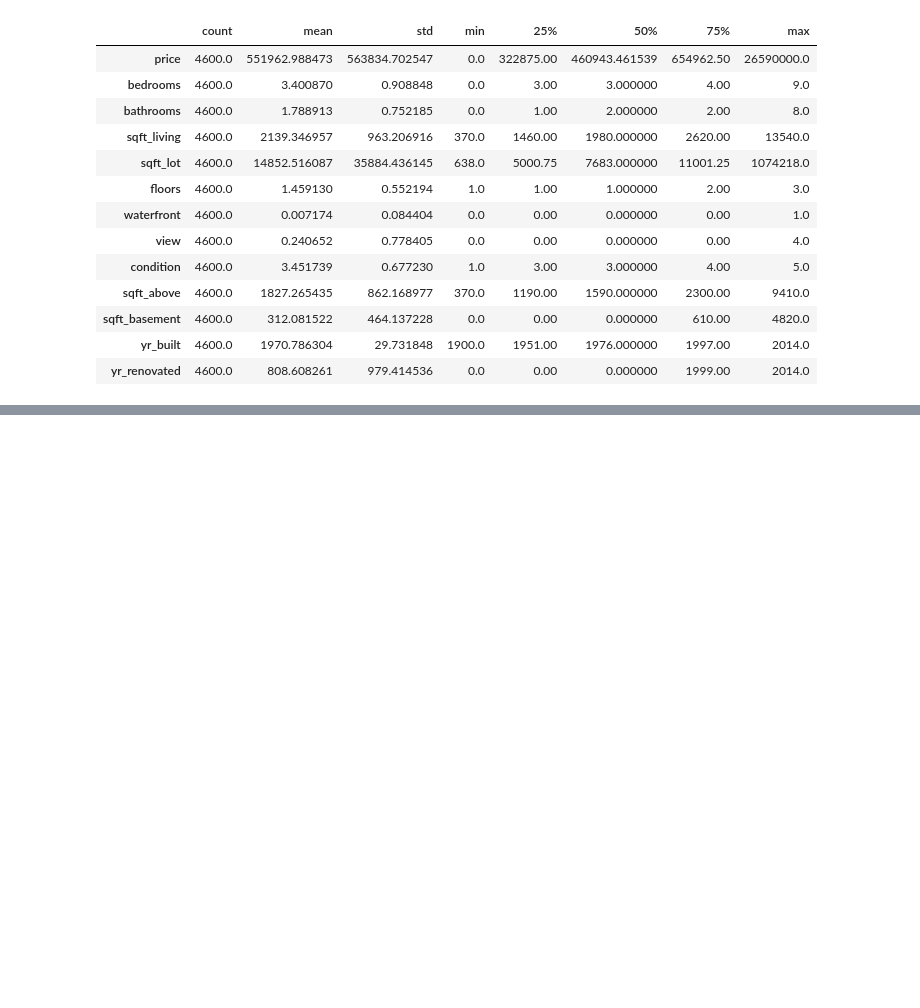
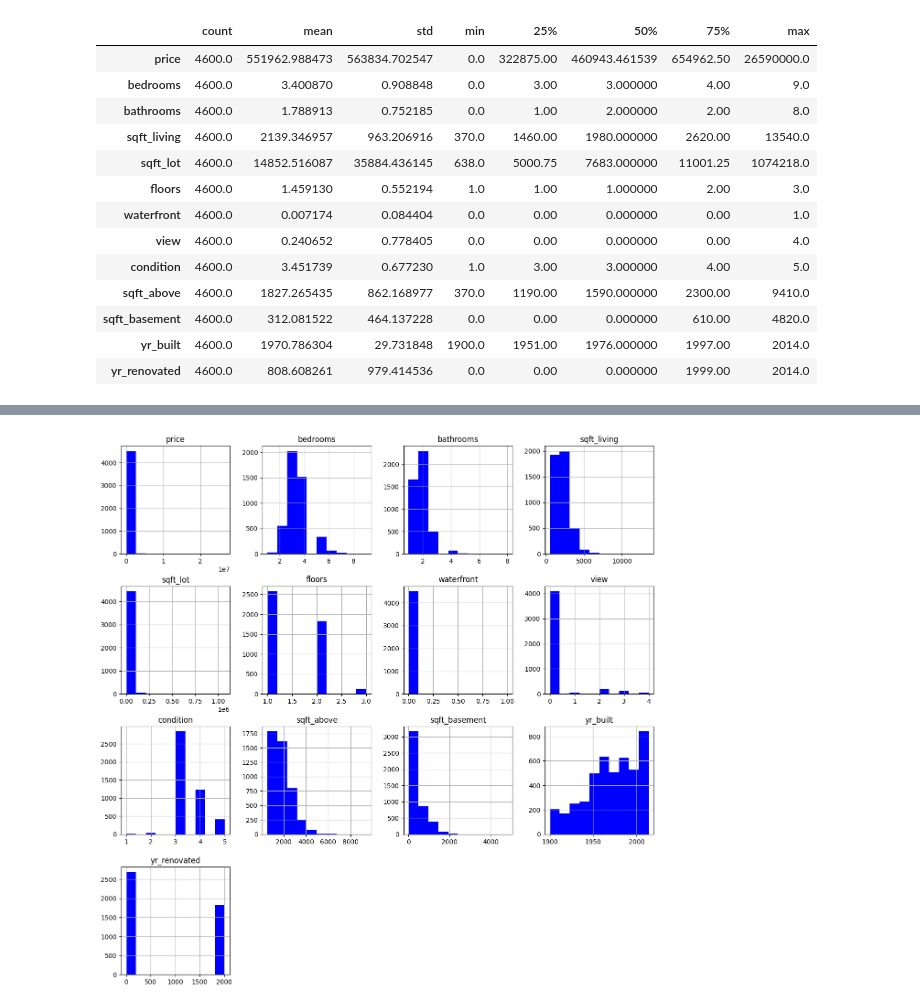
Before and after one commit to rabin20-04/ML-Algorithms, a Jupyter notebook: house_price_prediction.ipynb, the cells around one changed output, grey strips where cells are left out. Saved outputs shown, nothing was run; the diff lists cells and outputs as text; code cells hidden in the pictures; blank space fills up the shorter version.

```diff
--- a/house_price_prediction.ipynb
+++ b/house_price_prediction.ipynb
@@ -165,0 +291,5 @@ We have 5 categorical features : ['date', 'street', 'city', 'statezip', 'country
+# %%
+df.hist(figsize=(15, 15), xlabelsize=10, ylabelsize=10,color='blue');
+# feature and the frequency
+# %% [output]
+[figure, added]
```
Also changed, not shown: parts of 46 cells of this notebook.
